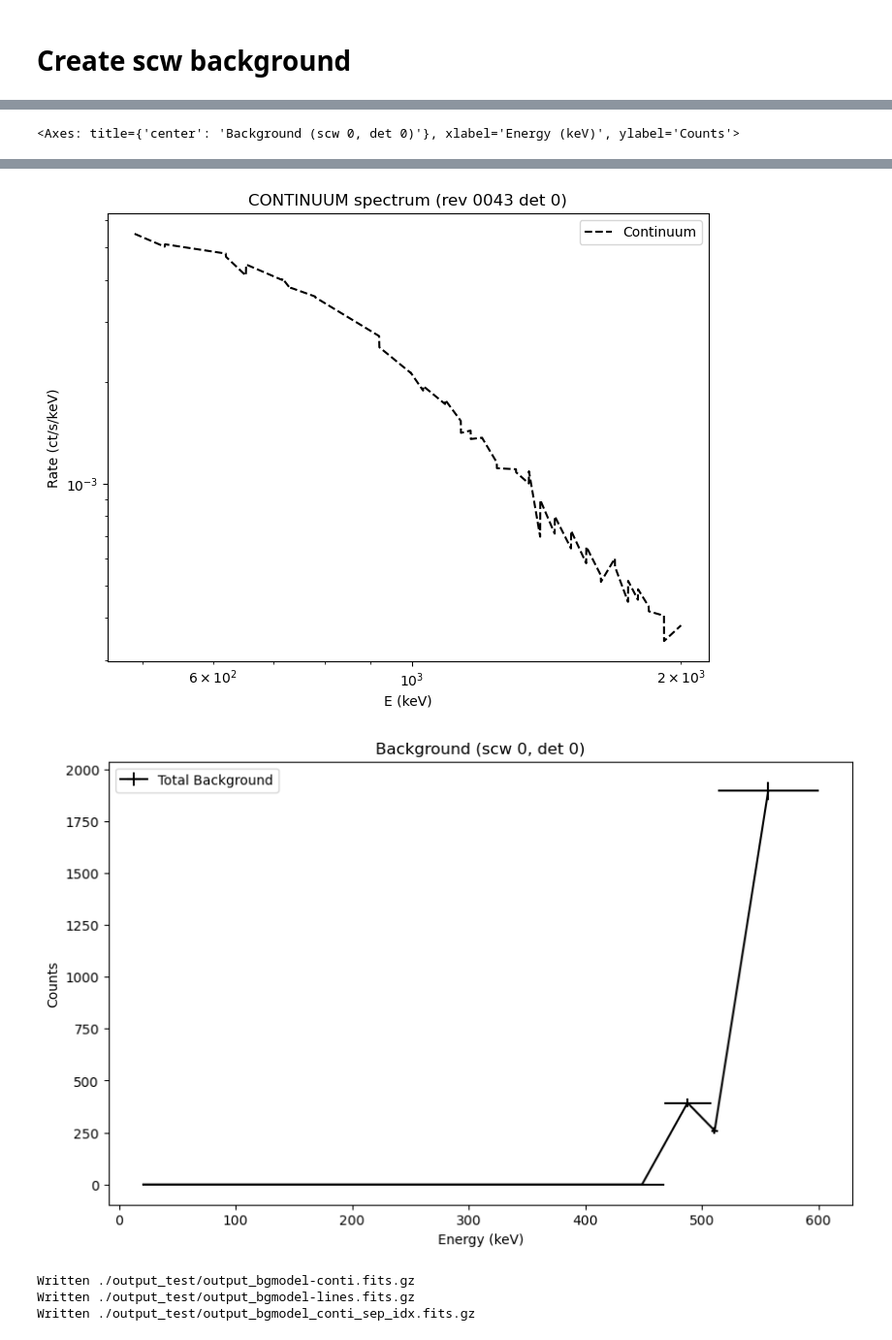
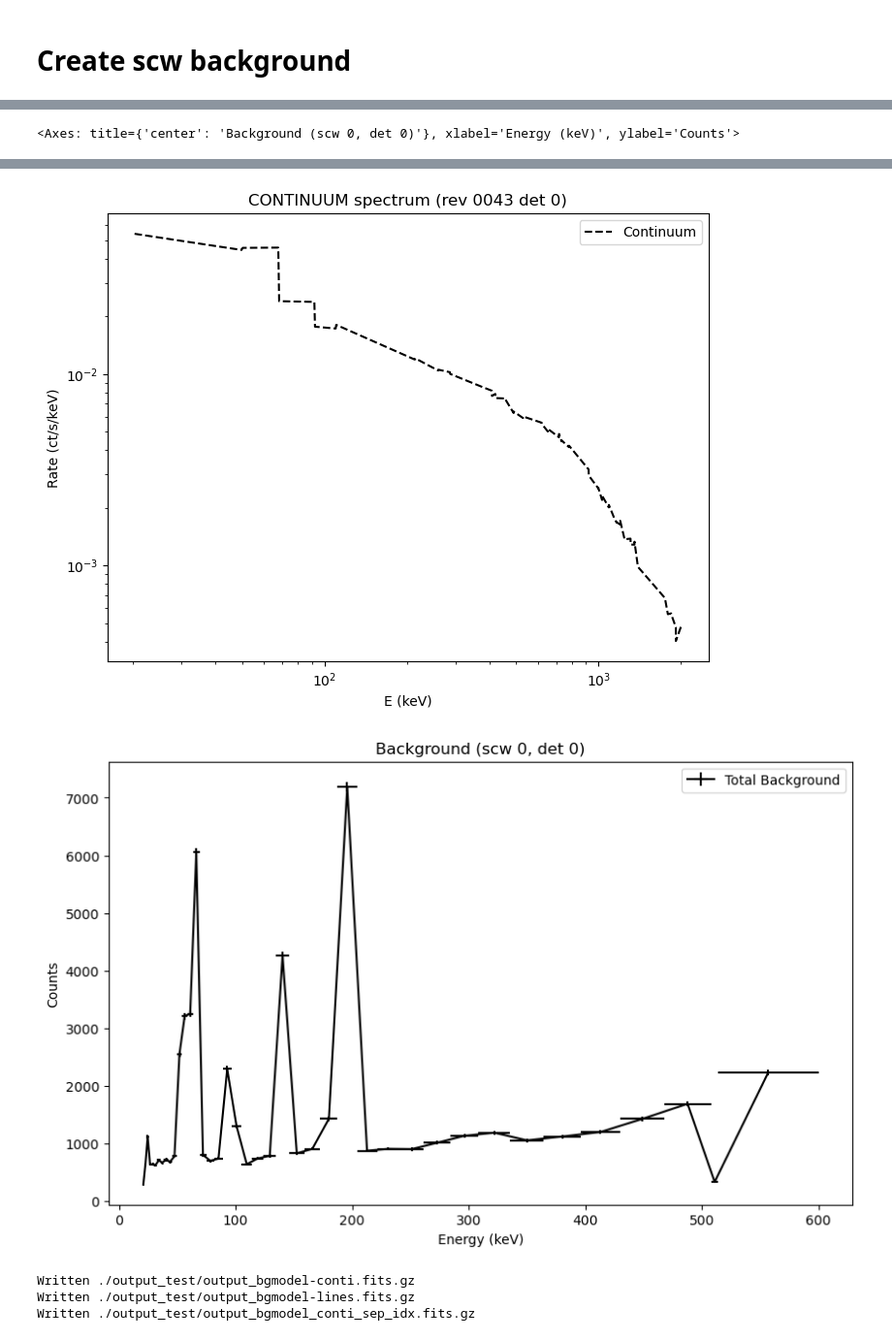
Before and after one commit to tristanbouchet/spibackground, a Jupyter notebook: test_background.ipynb, the cells around one changed output, grey strips where cells are left out. Shown at 97% size. Drawn from its saved outputs; the diff is of its cells as text; code cells hidden in the pictures.

```diff
--- a/test_background.ipynb
+++ b/test_background.ipynb
@@ -58,12 +62,12 @@ from obs_background import *
 # %%
 # %matplotlib widget
-evt_type='PSD'
+evt_type='SE'
 main_dir = '/Users/tbastro/SPI_analysis/BACKGROUND/crab_dir_test'
 bkg_db_dir = '/Users/tbastro/SPI_analysis/BACKGROUND/BKG_DB'
 obs_bkg = ObsBkg(main_dir, evt_type)
-livetime_se = LiveTimeRev(bkg_db_dir+'/det_livetime_rev.fits',evt_type)
-obs_bkg.normalize_tracer(livetime_se)
-obs_bkg.init_rev_bkg_list(livetime_rev=livetime_se, bkg_db_dir=bkg_db_dir)
+livetime = LiveTimeRev(bkg_db_dir+'/det_livetime_rev.fits',evt_type)
+obs_bkg.normalize_tracer(livetime)
+obs_bkg.init_rev_bkg_list(livetime_rev=livetime, bkg_db_dir=bkg_db_dir)
 obs_bkg.bkg_rev_list[0].plot_rbn_mat()
 obs_bkg.bkg_rev_list[0].plot(det=0)
 
@@ -84,5 +88,5 @@ Shape of first background type: (1216, 41, 2)
-[figure, old version]
+[figure, new version]
-[figure, old version]
+[figure, new version]
 # %%
 obs_bkg.write_output_bkg('./output_test')
 # %% [output]
```
Also changed, not shown: parts of 10 cells of this notebook, 2 other files.
